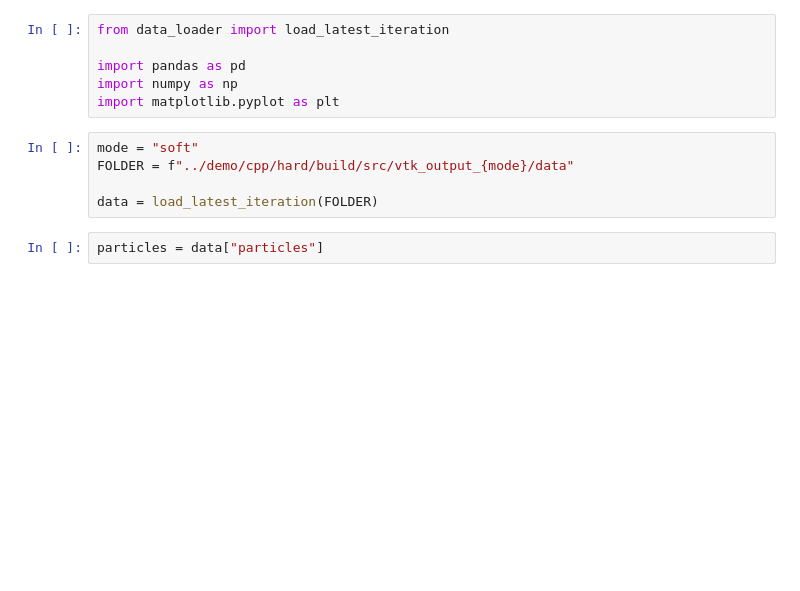
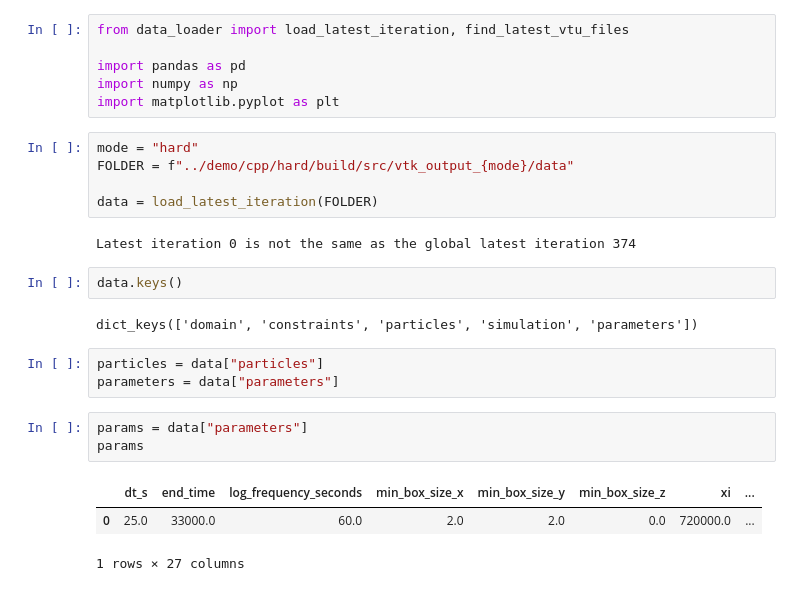
Before and after one commit to ManuelLerchner/ProliferatingCellCollectives-IDP, a Jupyter notebook: analysis/analyze.ipynb, the cells around one changed output. Drawn from its saved outputs; the diff is of its cells as text; blank space fills up the shorter version.

```diff
--- a/analysis/analyze.ipynb
+++ b/analysis/analyze.ipynb
@@ -1,16 +1,30 @@
 # %%
-from data_loader import load_latest_iteration
+from data_loader import load_latest_iteration, find_latest_vtu_files
 
 import pandas as pd
 import numpy as np
 import matplotlib.pyplot as plt
 # %%
-mode = "soft"
+mode = "hard"
 FOLDER = f"../demo/cpp/hard/build/src/vtk_output_{mode}/data"
 
 data = load_latest_iteration(FOLDER)
+# %% [output]
+Latest iteration 0 is not the same as the global latest iteration 374
+# %%
+data.keys()
+# %% [output]
+dict_keys(['domain', 'constraints', 'particles', 'simulation', 'parameters'])
 # %%
 particles = data["particles"]
+parameters = data["parameters"]
+# %%
+params = data["parameters"]
+params
+# %% [output]
+|  | dt_s | end_time | log_frequency_seconds | min_box_size_x | min_box_size_y | min_box_size_z | xi | ... |
+| 0 | 25.0 | 33000.0 | 60.0 | 2.0 | 2.0 | 0.0 | 720000.0 | ... |
+1 rows × 27 columns
 # %%
 particles.describe()
 # %% [output]
```
Also changed, not shown: parts of 5 cells of this notebook, 17 other files.
